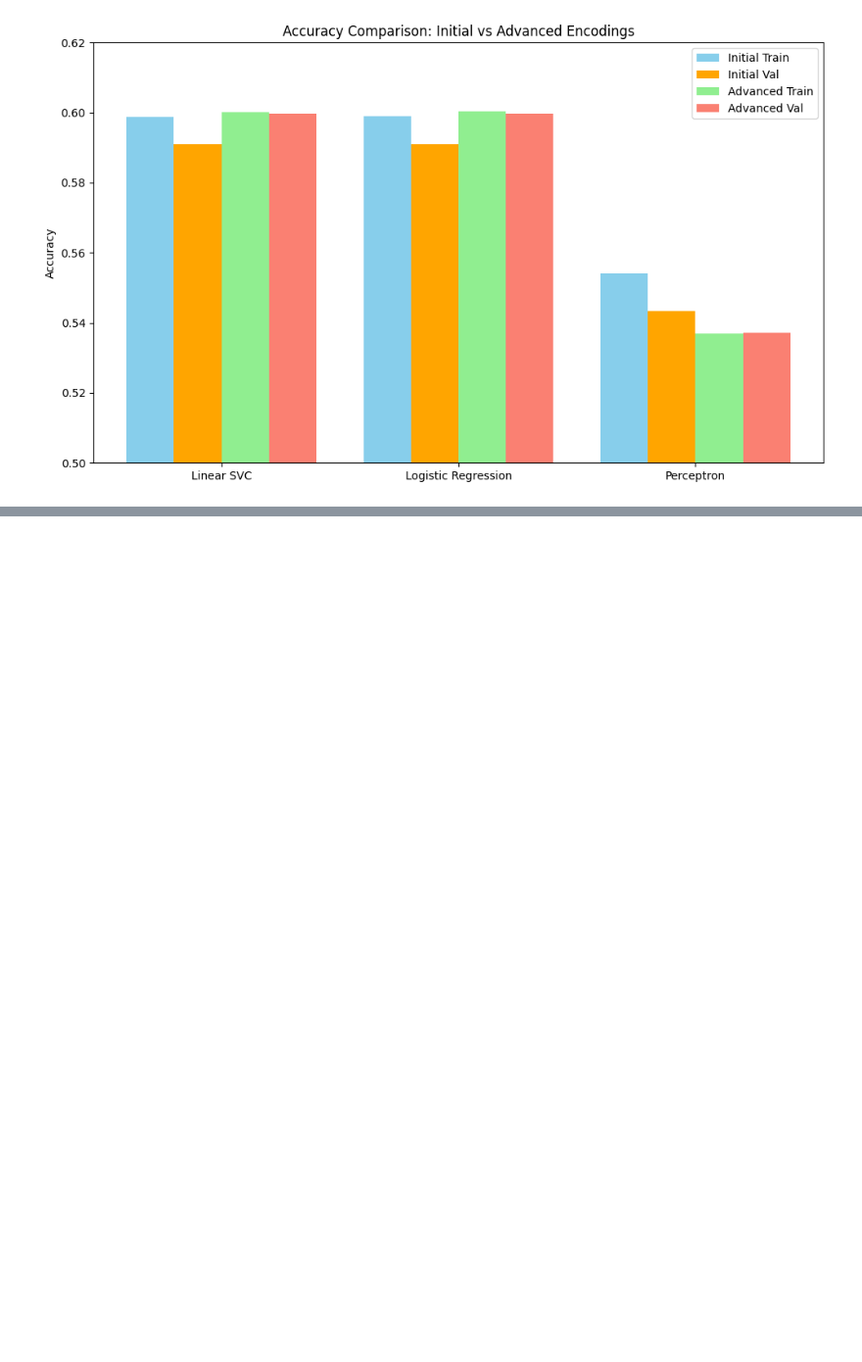
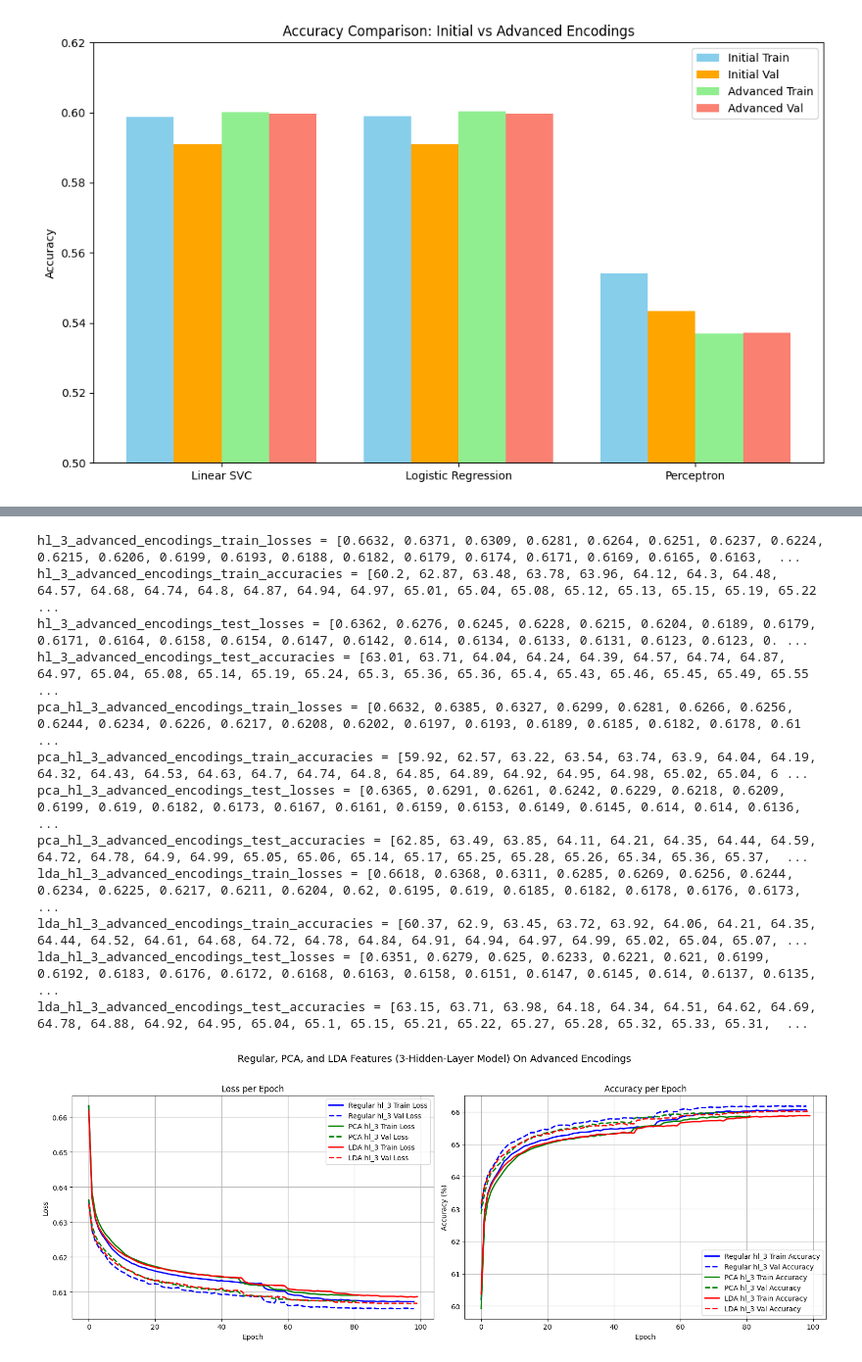
Before and after one commit to Jithin-Veeragandham/CS6140-Project, a Jupyter notebook: graphs.ipynb, the cells around one changed output, grey strips where cells are left out. Shown at 98% size. Cells and saved outputs as stored; diff of their text form; code cells hidden in the pictures; blank space fills up the shorter version.

```diff
--- a/graphs.ipynb
+++ b/graphs.ipynb
@@ -313,0 +1335,62 @@ plt.show()
+# %%
+hl_3_train_losses_advanced_encodings, hl_3_train_accuracies_advanced_encodings, hl_3_val_losses_advanced_encodings, hl_3_val_accuracies_advanced_encodings = extract_training_metrics("hl_3_advanced_encodings", hl_3_advanced_encodings_logs)
+
+pca_hl_3_train_losses_advanced_encodings, pca_hl_3_train_accuracies_advanced_encodings, pca_hl_3_val_losses_advanced_encodings, pca_hl_3_val_accuracies_advanced_encodings = extract_training_metrics("pca_hl_3_advanced_encodings", pca_hl_3_advanced_encodings_logs)
+
+lda_hl_3_train_losses_advanced_encodings, lda_hl_3_train_accuracies_advanced_encodings, lda_hl_3_val_losses_advanced_encodings, lda_hl_3_val_accuracies_advanced_encodings = extract_training_metrics("lda_hl_3_advanced_encodings", lda_hl_3_advanced_encodings_logs)
+
+
+import matplotlib.pyplot as plt
+
+# Create subplots: 1 row, 2 columns
+fig, (ax1, ax2) = plt.subplots(1, 2, figsize=(16, 6))
+
+# Plotting Loss on ax1
+ax1.plot(hl_3_train_losses_advanced_encodings, label='Regular hl_3 Train Loss', color='b', linestyle='-', linewidth=2)
+ax1.plot(hl_3_val_losses_advanced_encodings, label='Regular hl_3 Val Loss', color='b', linestyle='--', linewidth=2)
+
+ax1.plot(pca_hl_3_train_losses_advanced_encodings, label='PCA hl_3 Train Loss', color='g', linestyle='-', linewidth=2)
+ax1.plot(pca_hl_3_val_losses_advanced_encodings, label='PCA hl_3 Val Loss', color='g', linestyle='--', linewidth=2)
+
+ax1.plot(lda_hl_3_train_losses_advanced_encodings, label='LDA hl_3 Train Loss', color='r', linestyle='-', linewidth=2)
+ax1.plot(lda_hl_3_val_losses_advanced_encodings, label='LDA hl_3 Val Loss', color='r', linestyle='--', linewidth=2)
+
+ax1.set_title('Loss per Epoch')
+ax1.set_xlabel('Epoch')
+ax1.set_ylabel('Loss')
+ax1.grid(True)
+ax1.legend()
+
+# Plotting Accuracy on ax2
+ax2.plot(hl_3_train_accuracies_advanced_encodings, label='Regular hl_3 Train Accuracy', color='b', linestyle='-', linewidth=2)
+ax2.plot(hl_3_val_accuracies_advanced_encodings, label='Regular hl_3 Val Accuracy', color='b', linestyle='--', linewidth=2)
+
+ax2.plot(pca_hl_3_train_accuracies_advanced_encodings, label='PCA hl_3 Train Accuracy', color='g', linestyle='-', linewidth=2)
+ax2.plot(pca_hl_3_val_accuracies_advanced_encodings, label='PCA hl_3 Val Accuracy', color='g', linestyle='--', linewidth=2)
+
+ax2.plot(lda_hl_3_train_accuracies_advanced_encodings, label='LDA hl_3 Train Accuracy', color='r', linestyle='-', linewidth=2)
+ax2.plot(lda_hl_3_val_accuracies_advanced_encodings, label='LDA hl_3 Val Accuracy', color='r', linestyle='--', linewidth=2)
+
+ax2.set_title('Accuracy per Epoch')
+ax2.set_xlabel('Epoch')
+ax2.set_ylabel('Accuracy (%)')
+ax2.grid(True)
+ax2.legend()
+
+plt.suptitle('Regular, PCA, and LDA Features (3-Hidden-Layer Model) On Advanced Encodings', fontsize=14)
+plt.tight_layout(rect=[0, 0, 1, 0.96])
+plt.show()
+# %% [output]
+hl_3_advanced_encodings_train_losses = [0.6632, 0.6371, 0.6309, 0.6281, 0.6264, 0.6251, 0.6237, 0.6224, 0.6215, 0.6206, 0.6199, 0.6193, 0.6188, 0.6182, 0.6179, 0.6174, 0.6171, 0.6169, 0.6165, 0.6163,  ...
+hl_3_advanced_encodings_train_accuracies = [60.2, 62.87, 63.48, 63.78, 63.96, 64.12, 64.3, 64.48, 64.57, 64.68, 64.74, 64.8, 64.87, 64.94, 64.97, 65.01, 65.04, 65.08, 65.12, 65.13, 65.15, 65.19, 65.22 ...
+hl_3_advanced_encodings_test_losses = [0.6362, 0.6276, 0.6245, 0.6228, 0.6215, 0.6204, 0.6189, 0.6179, 0.6171, 0.6164, 0.6158, 0.6154, 0.6147, 0.6142, 0.614, 0.6134, 0.6133, 0.6131, 0.6123, 0.6123, 0. ...
+hl_3_advanced_encodings_test_accuracies = [63.01, 63.71, 64.04, 64.24, 64.39, 64.57, 64.74, 64.87, 64.97, 65.04, 65.08, 65.14, 65.19, 65.24, 65.3, 65.36, 65.36, 65.4, 65.43, 65.46, 65.45, 65.49, 65.55 ...
+pca_hl_3_advanced_encodings_train_losses = [0.6632, 0.6385, 0.6327, 0.6299, 0.6281, 0.6266, 0.6256, 0.6244, 0.6234, 0.6226, 0.6217, 0.6208, 0.6202, 0.6197, 0.6193, 0.6189, 0.6185, 0.6182, 0.6178, 0.61 ...
+pca_hl_3_advanced_encodings_train_accuracies = [59.92, 62.57, 63.22, 63.54, 63.74, 63.9, 64.04, 64.19, 64.32, 64.43, 64.53, 64.63, 64.7, 64.74, 64.8, 64.85, 64.89, 64.92, 64.95, 64.98, 65.02, 65.04, 6 ...
+pca_hl_3_advanced_encodings_test_losses = [0.6365, 0.6291, 0.6261, 0.6242, 0.6229, 0.6218, 0.6209, 0.6199, 0.619, 0.6182, 0.6173, 0.6167, 0.6161, 0.6159, 0.6153, 0.6149, 0.6145, 0.614, 0.614, 0.6136,  ...
+pca_hl_3_advanced_encodings_test_accuracies = [62.85, 63.49, 63.85, 64.11, 64.21, 64.35, 64.44, 64.59, 64.72, 64.78, 64.9, 64.99, 65.05, 65.06, 65.14, 65.17, 65.25, 65.28, 65.26, 65.34, 65.36, 65.37,  ...
+lda_hl_3_advanced_encodings_train_losses = [0.6618, 0.6368, 0.6311, 0.6285, 0.6269, 0.6256, 0.6244, 0.6234, 0.6225, 0.6217, 0.6211, 0.6204, 0.62, 0.6195, 0.619, 0.6185, 0.6182, 0.6178, 0.6176, 0.6173, ...
+lda_hl_3_advanced_encodings_train_accuracies = [60.37, 62.9, 63.45, 63.72, 63.92, 64.06, 64.21, 64.35, 64.44, 64.52, 64.61, 64.68, 64.72, 64.78, 64.84, 64.91, 64.94, 64.97, 64.99, 65.02, 65.04, 65.07, ...
+lda_hl_3_advanced_encodings_test_losses = [0.6351, 0.6279, 0.625, 0.6233, 0.6221, 0.621, 0.6199, 0.6192, 0.6183, 0.6176, 0.6172, 0.6168, 0.6163, 0.6158, 0.6151, 0.6147, 0.6145, 0.614, 0.6137, 0.6135,  ...
+lda_hl_3_advanced_encodings_test_accuracies = [63.15, 63.71, 63.98, 64.18, 64.34, 64.51, 64.62, 64.69, 64.78, 64.88, 64.92, 64.95, 65.04, 65.1, 65.15, 65.21, 65.22, 65.27, 65.28, 65.32, 65.33, 65.31,  ...
+[figure, added]
```
Also changed, not shown: parts of 22 cells of this notebook, 14 other files.
